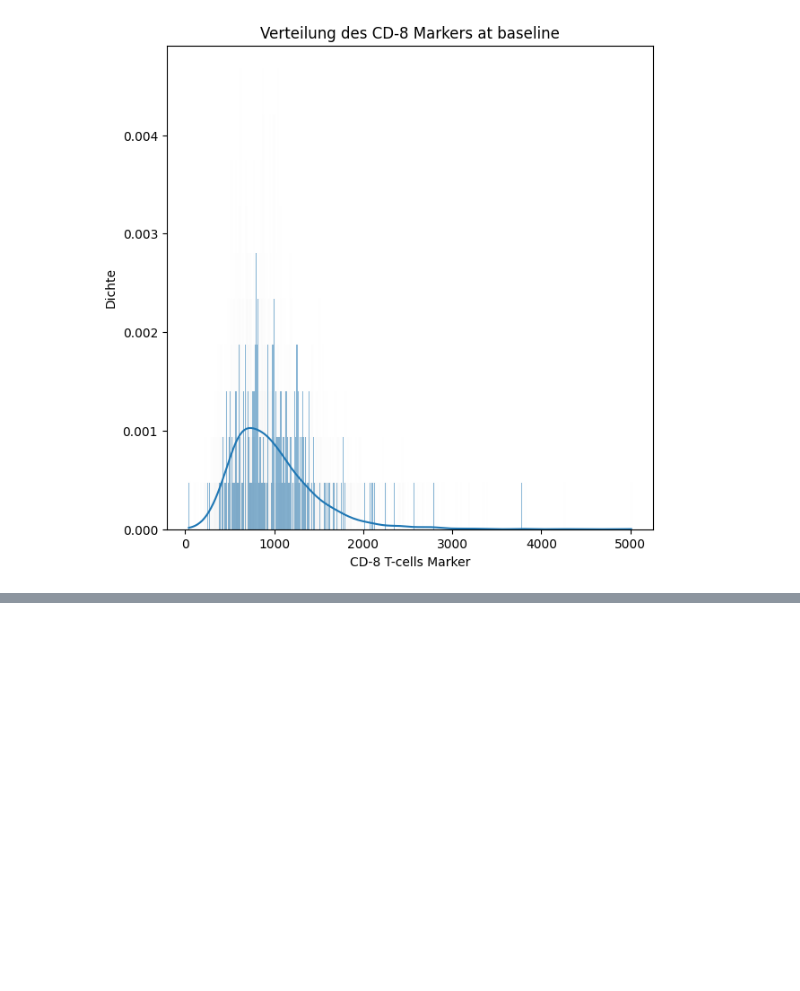
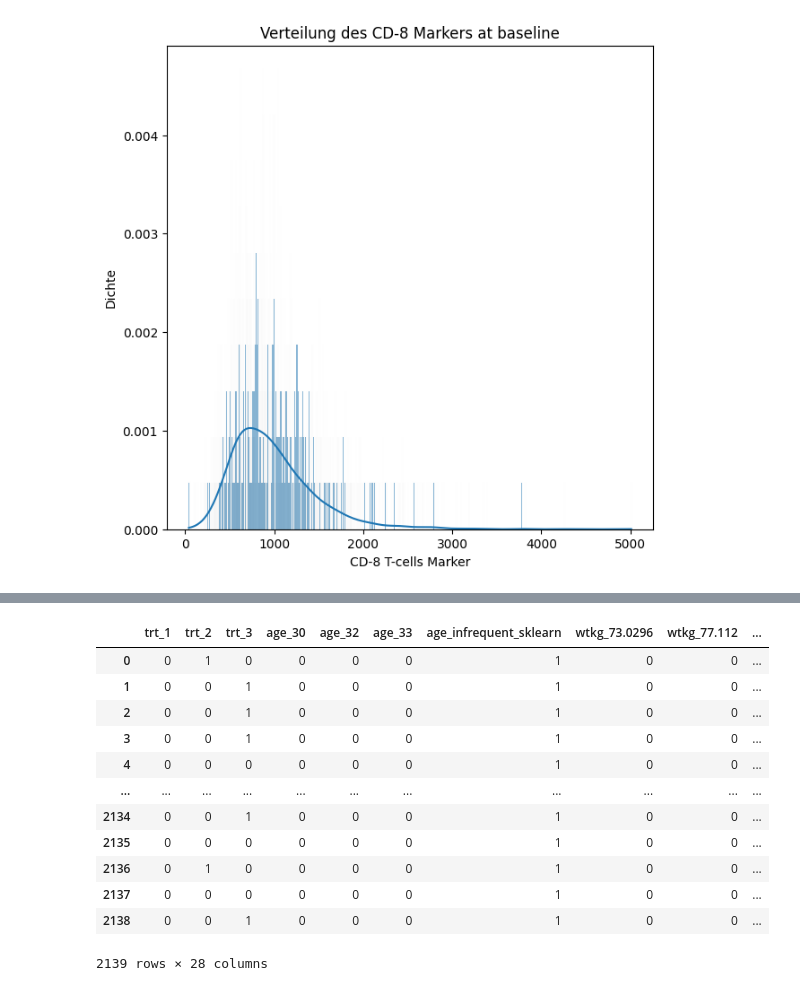
Before and after one commit to bogatyr-e/ml-prediction-aids, a Jupyter notebook: src/preprocessing.ipynb, the cells around one changed output, grey strips where cells are left out. Saved outputs shown, nothing was run; the diff lists cells and outputs as text; code cells hidden in the pictures; blank space fills up the shorter version.

Commit message:
Finaler Datensatz encoded

```diff
--- a/src/preprocessing.ipynb
+++ b/src/preprocessing.ipynb
@@ -28,6 +28,9 @@ os.chdir(os.path.abspath(os.path.join(os.getcwd(), os.pardir)))
 
 
 aids = pd.read_csv('data/aids.csv', sep =",")
+# %%
+# ein backup-Datensatz für die spätere finale Datensatz-Reduktion mit ungelabelten Werten
+aids0=aids
 # %%
 aids.info()
 # %% [output]
@@ -717,5 +747,5 @@ Index(['num', 'time', 'trt', 'age', 'wtkg', 'hemo', 'homo', 'drugs', 'karnof',
       dtype='object')
 # %%
-to_drop = ["num","time","oprior","z30","preanti","str2","treat","offtrt","cd40","cd420","cd820","cd4-diff","cd8-diff","cd4-8-ratio"]
-aidspresi = aids.drop(to_drop, axis=1)
+to_drop = ["num","time","oprior","zprior","preanti","str2","treat","offtrt","cd40","cd420","cd820"]
+aidsfin = aids0.drop(to_drop, axis=1)
 # %%
@@ -788,0 +819,3 @@ Text(0.5, 0, 'CD-8 T-cells Marker')
+# %%
+aidsfin=aidsfin.convert_dtypes()
+aidsfin.info()
@@ -788,0 +840,20 @@ Text(0.5, 0, 'CD-8 T-cells Marker')
+# %%
+#from sklearn.preprocessing import OneHotEncoder
+encoder = OneHotEncoder(drop="first", dtype=int, max_categories=5)
+encoder.fit(aidsfin)
+aidsfin_encoded = encoder.transform(aidsfin)
+pd.DataFrame(aidsfin_encoded.todense(),columns=encoder.get_feature_names_out())
+# %% [output]
+|  | trt_1 | trt_2 | trt_3 | age_30 | age_32 | age_33 | age_infrequent_sklearn | wtkg_73.0296 | wtkg_77.112 | ... |
+| 0 | 0 | 1 | 0 | 0 | 0 | 0 | 1 | 0 | 0 | ... |
+| 1 | 0 | 0 | 1 | 0 | 0 | 0 | 1 | 0 | 0 | ... |
+| 2 | 0 | 0 | 1 | 0 | 0 | 0 | 1 | 0 | 0 | ... |
+| 3 | 0 | 0 | 1 | 0 | 0 | 0 | 1 | 0 | 0 | ... |
+| 4 | 0 | 0 | 0 | 0 | 0 | 0 | 1 | 0 | 0 | ... |
+| ... | ... | ... | ... | ... | ... | ... | ... | ... | ... | ... |
+| 2134 | 0 | 0 | 1 | 0 | 0 | 0 | 1 | 0 | 0 | ... |
+| 2135 | 0 | 0 | 0 | 0 | 0 | 0 | 1 | 0 | 0 | ... |
+| 2136 | 0 | 1 | 0 | 0 | 0 | 0 | 1 | 0 | 0 | ... |
+| 2137 | 0 | 0 | 0 | 0 | 0 | 0 | 1 | 0 | 0 | ... |
+| 2138 | 0 | 0 | 1 | 0 | 0 | 0 | 1 | 0 | 0 | ... |
+2139 rows × 28 columns
```
Also changed, not shown: parts of 31 cells of this notebook, 2 other files.
